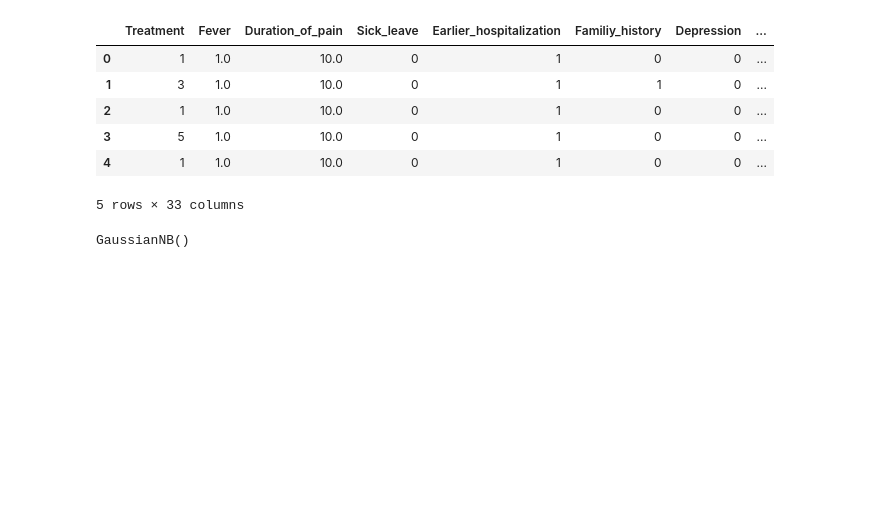
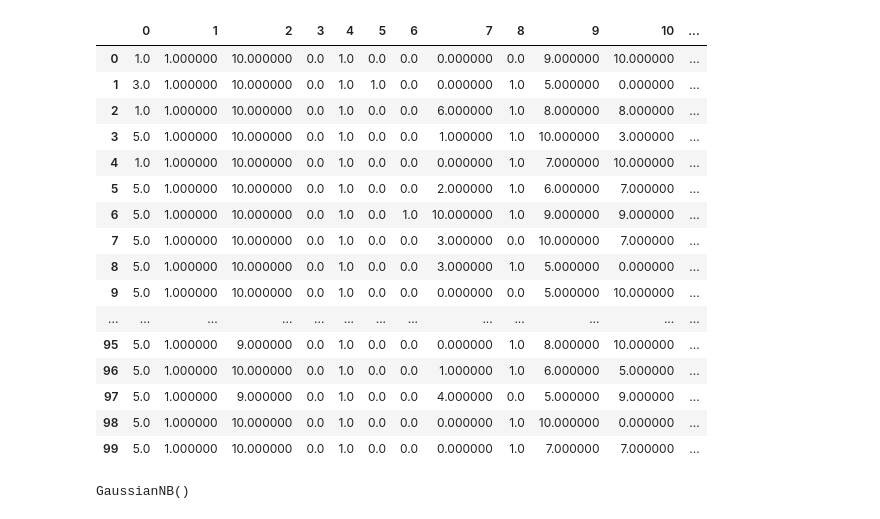
Before and after one commit to WALEX2000/DataScience-Project, a Jupyter notebook: src/naivebayes.ipynb, the cells around one changed output. Saved outputs shown, nothing was run; the diff lists cells and outputs as text; code cells hidden in the pictures; blank space fills up the shorter version.

```diff
--- a/src/naivebayes.ipynb
+++ b/src/naivebayes.ipynb
@@ -5,17 +5,29 @@ from matplotlib import pyplot as plt #used for plots
 import seaborn as sns
 from sklearn.naive_bayes import GaussianNB
 from sklearn.model_selection import train_test_split
-# %%
-data = pd.read_pickle("../data/ImputedData_1")
-data.head()
-# %% [output]
-|  | Treatment | Fever | Duration_of_pain | Sick_leave | Earlier_hospitalization | Familiy_history | Depression | ... |
-| 0 | 1 | 1.0 | 10.0 | 0 | 1 | 0 | 0 | ... |
-| 1 | 3 | 1.0 | 10.0 | 0 | 1 | 1 | 0 | ... |
-| 2 | 1 | 1.0 | 10.0 | 0 | 1 | 0 | 0 | ... |
-| 3 | 5 | 1.0 | 10.0 | 0 | 1 | 0 | 0 | ... |
-| 4 | 1 | 1.0 | 10.0 | 0 | 1 | 0 | 0 | ... |
-5 rows × 33 columns
+# %%
+pd.set_option('display.max_columns', None)
+pd.set_option('display.max_rows', None)
+data = pd.read_pickle("../data/IterImput")
+data.head(100)
+# %% [output]
+|  | 0 | 1 | 2 | 3 | 4 | 5 | 6 | 7 | 8 | 9 | 10 | ... |
+| 0 | 1.0 | 1.000000 | 10.000000 | 0.0 | 1.0 | 0.0 | 0.0 | 0.000000 | 0.0 | 9.000000 | 10.000000 | ... |
+| 1 | 3.0 | 1.000000 | 10.000000 | 0.0 | 1.0 | 1.0 | 0.0 | 0.000000 | 1.0 | 5.000000 | 0.000000 | ... |
+| 2 | 1.0 | 1.000000 | 10.000000 | 0.0 | 1.0 | 0.0 | 0.0 | 6.000000 | 1.0 | 8.000000 | 8.000000 | ... |
+| 3 | 5.0 | 1.000000 | 10.000000 | 0.0 | 1.0 | 0.0 | 0.0 | 1.000000 | 1.0 | 10.000000 | 3.000000 | ... |
+| 4 | 1.0 | 1.000000 | 10.000000 | 0.0 | 1.0 | 0.0 | 0.0 | 0.000000 | 1.0 | 7.000000 | 10.000000 | ... |
+| 5 | 5.0 | 1.000000 | 10.000000 | 0.0 | 1.0 | 0.0 | 0.0 | 2.000000 | 1.0 | 6.000000 | 7.000000 | ... |
+| 6 | 5.0 | 1.000000 | 10.000000 | 0.0 | 1.0 | 0.0 | 1.0 | 10.000000 | 1.0 | 9.000000 | 9.000000 | ... |
+| 7 | 5.0 | 1.000000 | 10.000000 | 0.0 | 1.0 | 0.0 | 0.0 | 3.000000 | 0.0 | 10.000000 | 7.000000 | ... |
+| 8 | 5.0 | 1.000000 | 10.000000 | 0.0 | 1.0 | 0.0 | 0.0 | 3.000000 | 1.0 | 5.000000 | 0.000000 | ... |
+| 9 | 5.0 | 1.000000 | 10.000000 | 0.0 | 1.0 | 0.0 | 0.0 | 0.000000 | 0.0 | 5.000000 | 10.000000 | ... |
+| ... | ... | ... | ... | ... | ... | ... | ... | ... | ... | ... | ... | ... |
+| 95 | 5.0 | 1.000000 | 9.000000 | 0.0 | 1.0 | 0.0 | 0.0 | 0.000000 | 1.0 | 8.000000 | 10.000000 | ... |
+| 96 | 5.0 | 1.000000 | 10.000000 | 0.0 | 1.0 | 0.0 | 0.0 | 1.000000 | 1.0 | 6.000000 | 5.000000 | ... |
+| 97 | 5.0 | 1.000000 | 9.000000 | 0.0 | 1.0 | 0.0 | 0.0 | 4.000000 | 0.0 | 5.000000 | 9.000000 | ... |
+| 98 | 5.0 | 1.000000 | 10.000000 | 0.0 | 1.0 | 0.0 | 0.0 | 0.000000 | 1.0 | 10.000000 | 0.000000 | ... |
+| 99 | 5.0 | 1.000000 | 10.000000 | 0.0 | 1.0 | 0.0 | 0.0 | 0.000000 | 1.0 | 7.000000 | 7.000000 | ... |
 # %%
 # split data into training and test set
 trainingSet, testSet = train_test_split(data, test_size=0.25, random_state=0)
```
Also changed, not shown: 4 other files.
